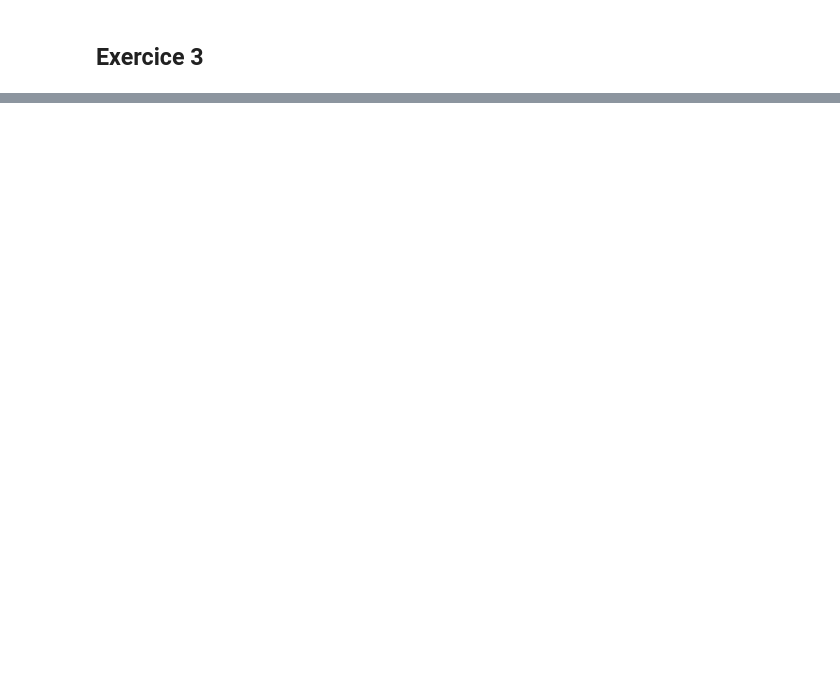
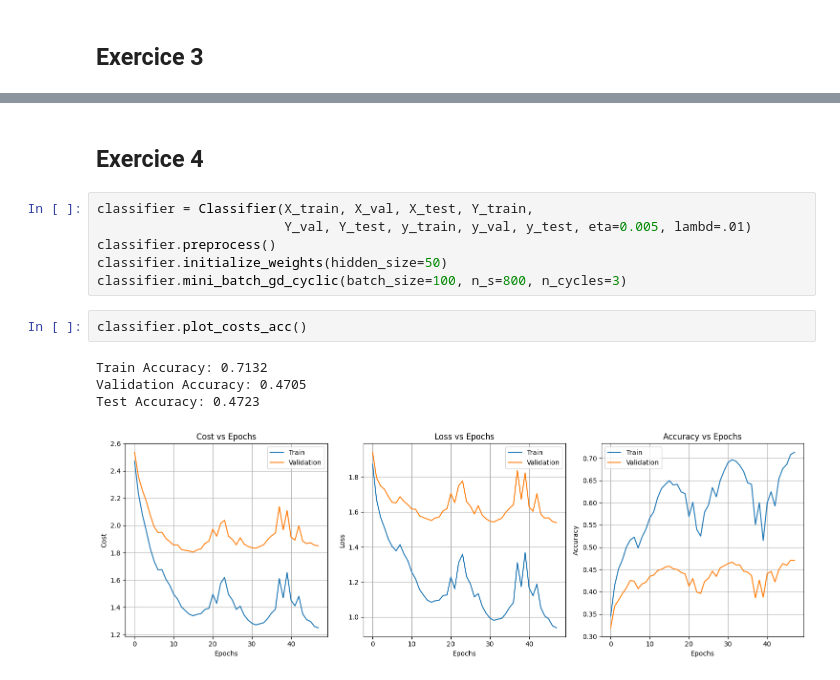
Before and after one commit to ttperr/DD2424-DL-KTH, a Jupyter notebook: Assignment2/Assignment2.ipynb, the cells around one changed output, grey strips where cells are left out. Drawn from its saved outputs; the diff is of its cells as text; blank space fills up the shorter version.

```diff
--- a/Assignment2/Assignment2.ipynb
+++ b/Assignment2/Assignment2.ipynb
@@ -291,0 +407,15 @@ plt.show()
+# %% [markdown]
+## Exercice 4
+# %%
+classifier = Classifier(X_train, X_val, X_test, Y_train,
+                        Y_val, Y_test, y_train, y_val, y_test, eta=0.005, lambd=.01)
+classifier.preprocess()
+classifier.initialize_weights(hidden_size=50)
+classifier.mini_batch_gd_cyclic(batch_size=100, n_s=800, n_cycles=3)
+# %%
+classifier.plot_costs_acc()
+# %% [output]
+Train Accuracy: 0.7132
+Validation Accuracy: 0.4705
+Test Accuracy: 0.4723
+[figure, added]
```
Also changed, not shown: parts of 8 cells of this notebook.
